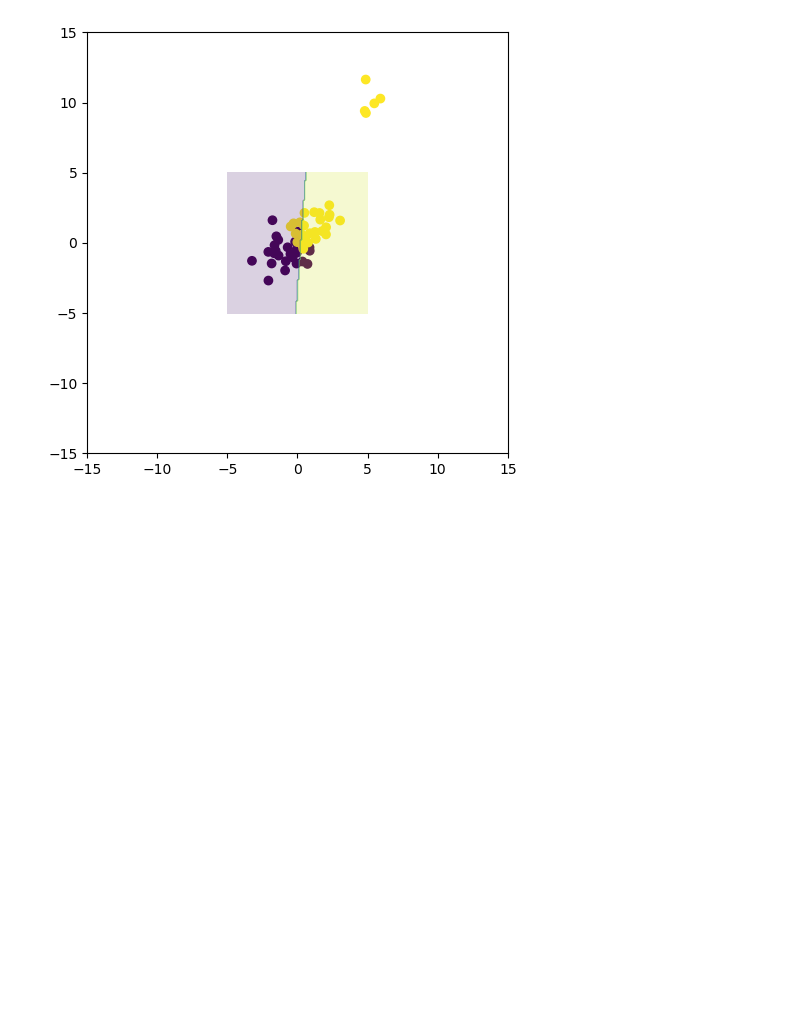
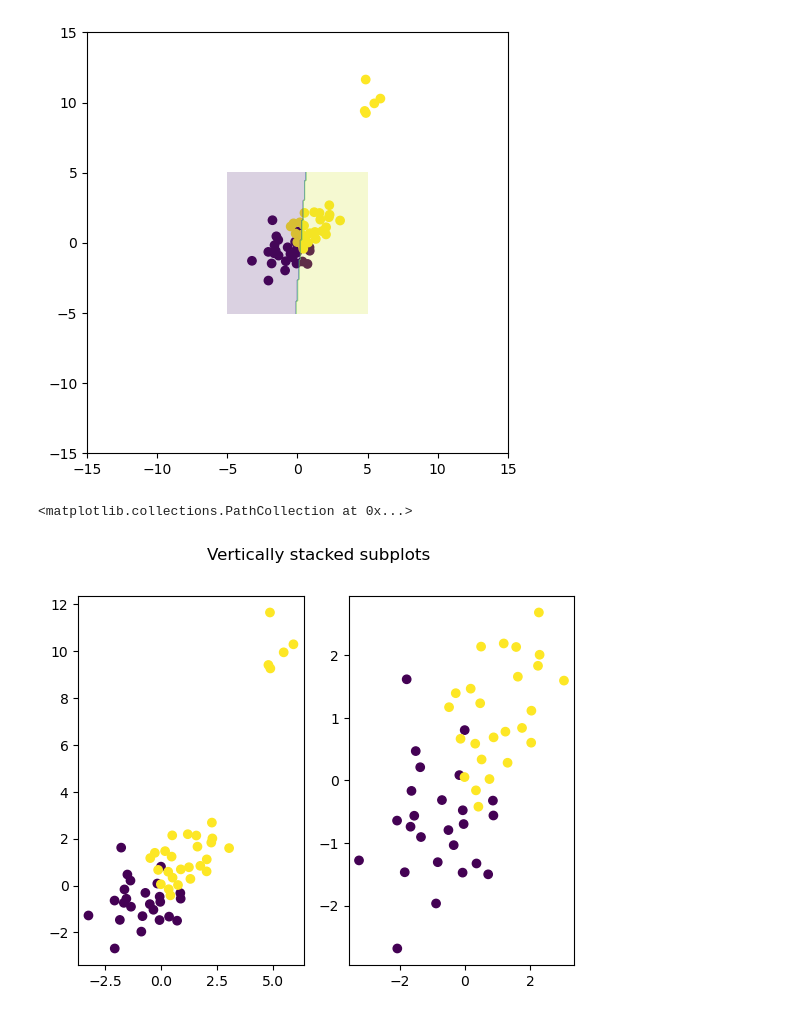
Before and after one commit to SalRmz/DCDP, a Jupyter notebook: 02-Machine-Learning/notebooks/05-Clasificacion-Lineal.ipynb, the cells around one changed output. Cells and saved outputs as stored; diff of their text form; code cells hidden in the pictures; blank space fills up the shorter version.

Commit message:
avances en la clase con graphs hstack

```diff
--- a/02-Machine-Learning/notebooks/05-Clasificacion-Lineal.ipynb
+++ b/02-Machine-Learning/notebooks/05-Clasificacion-Lineal.ipynb
@@ -610,3 +576,11 @@ plt.tight_layout()
 plt.show()
 # %% [output]
 [figure]
+# %%
+fig, axs = plt.subplots(1,2)
+fig.suptitle('Vertically stacked subplots')
+axs[0].scatter(x_train[:, 0], x_train[:, 1], c=y_train)
+axs[1].scatter(x_train_sol[:, 0], x_train_sol[:, 1], c=y_train[:-5])
+# %% [output]
+<matplotlib.collections.PathCollection at 0x...>
+[figure, added]
```
Also changed, not shown: parts of 4 cells of this notebook.
